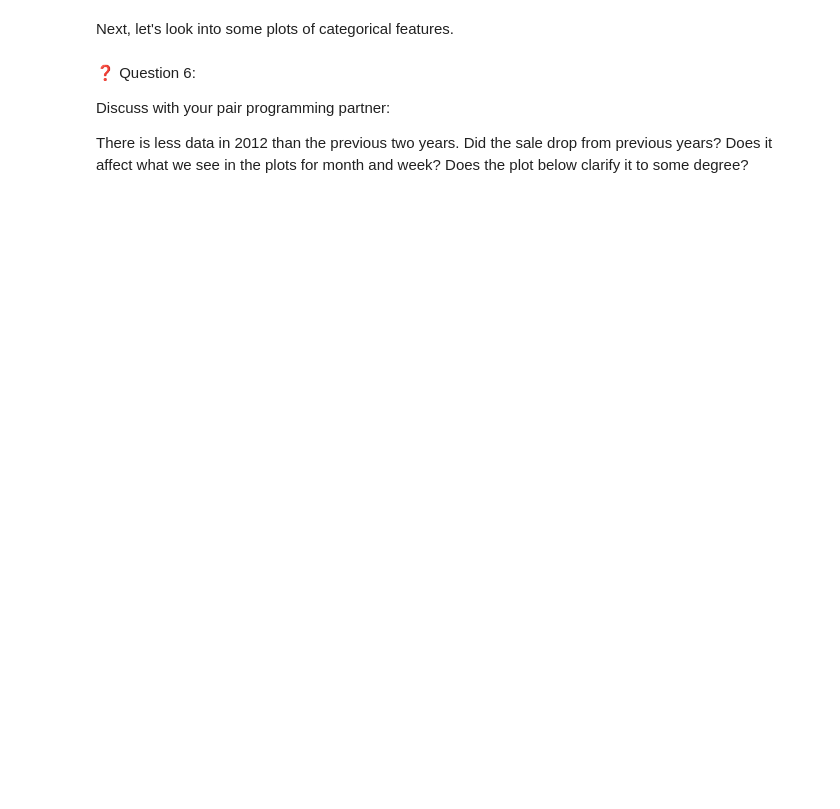
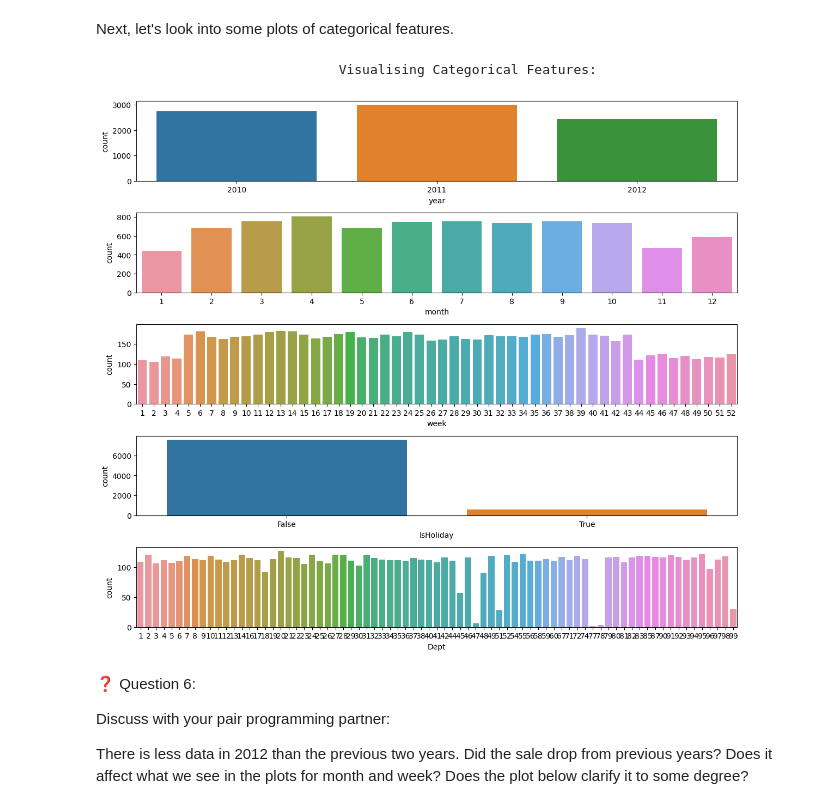
Before and after one commit to patrickmgebhard/MLE-11, a Jupyter notebook: assignments/week-04-data-eng-airflow/nb/walmart-sales-data.ipynb, the cells around one changed output. Saved outputs shown, nothing was run; the diff lists cells and outputs as text; code cells hidden in the pictures; blank space fills up the shorter version.

```diff
--- a/assignments/week-04-data-eng-airflow/nb/walmart-sales-data.ipynb
+++ b/assignments/week-04-data-eng-airflow/nb/walmart-sales-data.ipynb
@@ -520,14 +540,18 @@ Next, let's look into some plots of categorical features.
 # %%
 #Visualizing the categorical features
 
 print('\033[1mVisualising Categorical Features:'.center(100))
 
 plt.figure(figsize=(12,12))
 
+#office hours: was this maybe wrong in initial notebook?
 for i in range(len(categoricalFeatures)):
     plt.subplot(6,1,i+1)
-    sns.countplot(df_train[categoricalFeatures[i]])
+    sns.countplot(x=df_train[categoricalFeatures[i]])
 plt.tight_layout();
+# %% [output]
+                               Visualising Categorical Features:
+[figure, added]
 # %% [markdown]
 ❓ Question 6:
 
```
Also changed, not shown: parts of 21 cells of this notebook.
